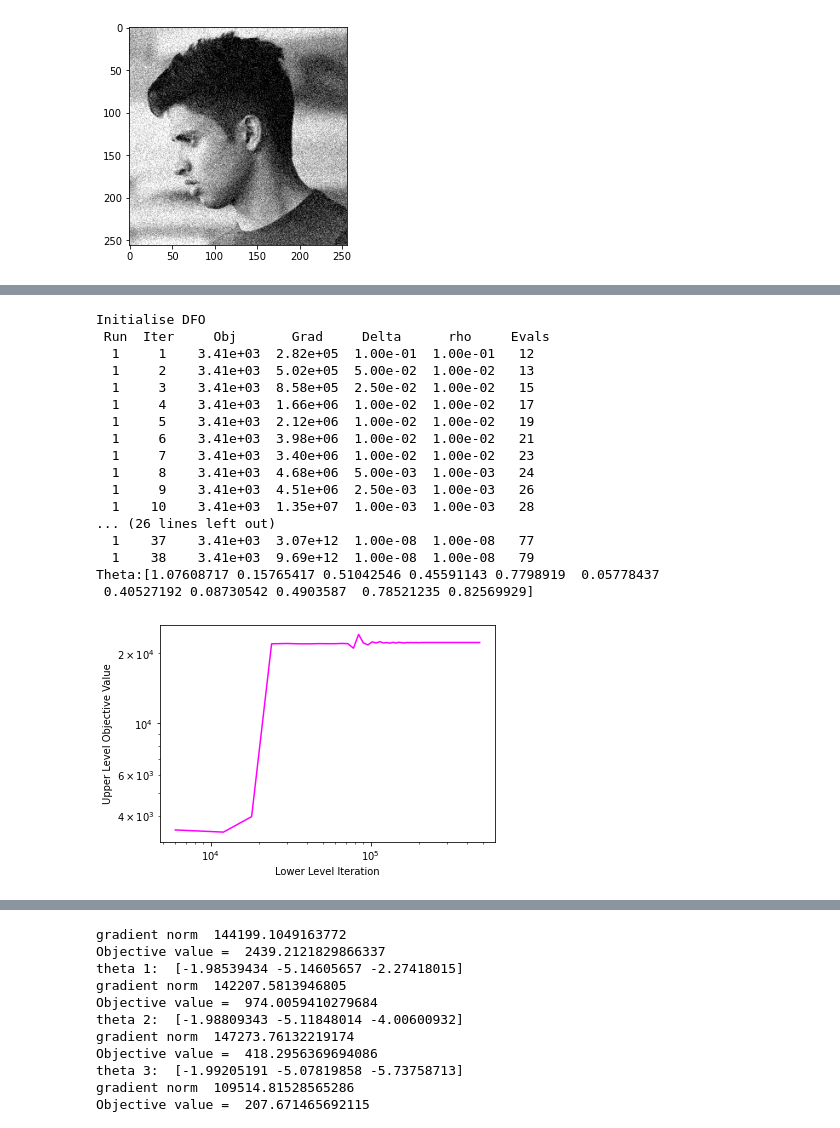
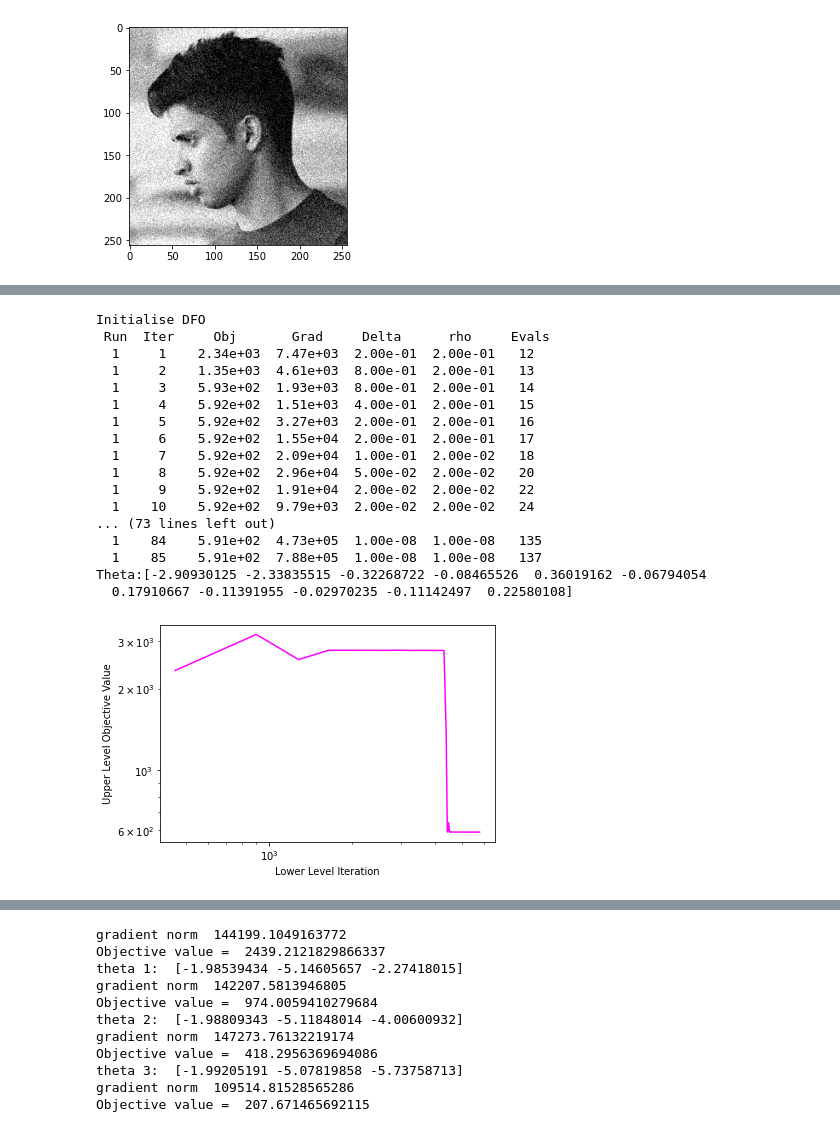
Before and after one commit to MohammadSadeghSalehi/Bilevel, a Jupyter notebook: Codes/Bilevel.ipynb, the cells around one changed output, grey strips where cells are left out. Cells and saved outputs as stored; diff of their text form; code cells hidden in the pictures.

```diff
--- a/Codes/Bilevel.ipynb
+++ b/Codes/Bilevel.ipynb
@@ -1159,6 +1480,7 @@ g  85.82425733538034  g_old  86.09954470643797
 #Convolutioal filters
 #Denoising
 #Dynamic Accuracy DFO-FISTA
+# Gradient calculated manually
 from functools import partial
 from optparse import Option
 from re import U
@@ -1170,7 +1492,7 @@ import matplotlib.pyplot as plt
 from scipy import ndimage
 
 class DFO_FISTA_Conv:
-    def __init__(self, A, b, y, x0, theta, max_iter=2000, tol=1e-1):
+    def __init__(self, A, b, y, x0, theta, max_iter=2000, tol=1e-8):
         # A is the forward operator
         #b is the ground truth
         # y is the noisy image
@@ -1200,7 +1522,7 @@ class DFO_FISTA_Conv:
         x = self.x0[i,:]
         t = 0
         if 10*self.uppersolver.delta**2 == 0:
-            self.tol = 1e-1
+            self.tol = 1e-8
         else:
             self.tol = 10*self.uppersolver.delta**2
         for k in range(self.max_iter):
@@ -1238,14 +1560,13 @@ class DFO_FISTA_Conv:
     def convolution(self,x,c):
         return ndimage.convolve(x, c, mode='reflect', cval=0.0)
     def phi(self, x, theta, i):
-        phi = 0.5*np.linalg.norm(x.flatten()-self.y[:,:,i].flatten())**2 +np.exp(theta[0])
-        * (np.sum(np.sqrt(np.abs(self.convolution(x,np.reshape(theta[2:],(self.s,self.s))).flatten())**2+ theta[1]**2)))
+        phi = 0.5*np.linalg.norm(x.flatten()-self.y[:,:,i].flatten())**2 +np.exp(theta[0]) * (np.sum(np.sqrt(np.abs(self.convolution(x,np.reshape(theta[2:],(self.s,self.s))).flatten())**2+ theta[1]**2)))
         return phi
     def gradPhi(self, x, theta,i):
         x = np.reshape(x,self.matsize)
         cx = self.convolution(x,np.reshape(theta[2:],(self.s,self.s)))
         phidot = cx/((np.sqrt(np.abs(cx)**2+ theta[1]**2)))
-        cTcx = self.convolution(phidot,np.reshape(theta[2:],(self.s,self.s)).T).flatten()
+        cTcx = self.convolution(phidot.T,np.reshape(theta[2:],(self.s,self.s))).flatten()
         gradPhi = np.squeeze(np.asarray(x.flatten() - np.squeeze(np.asarray(self.y[:,:,i].flatten())) + np.exp(theta[0]) *cTcx))
         return gradPhi.flatten()
 
@@ -1266,48 +1587,50 @@ class DFO_FISTA_Conv:
 
 path = '/Users/sadegh/Downloads/Humans/256*256'
 
 #np.random.seed(0)
 
 data = np.load(path+ '/' +'Data.npz')
 b = data['X']
 b = b/255
-b = b[:,:,0:3]
+b = b[:,:,0:10]
 #x0 = np.random.rand(np.shape(b)[0],np.shape(b)[1])
 
 A = np.eye(b.shape[1])
 NoisyData = np.load(path+ '/' +'DataNoisy2.npz')
 y = NoisyData['y']
 y = y/255
 x0 = y[:,:,1]
-y = y[:,:,0:3]
+y = y[:,:,0:10]
 theta = np.array(np.random.rand(11))
+theta[0] = -2
+theta[1] = -2
 Bilevel = DFO_FISTA_Conv(A, b, y, x0, theta)
 result = Bilevel.DFO()
 thetaOptimal = result.x
 print("Theta:" +str(thetaOptimal))
 
 plt.plot(Bilevel.lowerIter,Bilevel.upperVal,color='magenta')
 plt.xlabel('Lower Level Iteration')
 plt.ylabel('Upper Level Objective Value')
 plt.xscale('log')
 plt.yscale('log')
 #[-2.62850676 -5.68326658 -4.82007257]
 # %% [output]
 Initialise DFO
  Run  Iter     Obj       Grad     Delta      rho     Evals
-  1     1    3.41e+03  2.82e+05  1.00e-01  1.00e-01   12
-  1     2    3.41e+03  5.02e+05  5.00e-02  1.00e-02   13
-  1     3    3.41e+03  8.58e+05  2.50e-02  1.00e-02   15
-  1     4    3.41e+03  1.66e+06  1.00e-02  1.00e-02   17
-  1     5    3.41e+03  2.12e+06  1.00e-02  1.00e-02   19
-  1     6    3.41e+03  3.98e+06  1.00e-02  1.00e-02   21
-  1     7    3.41e+03  3.40e+06  1.00e-02  1.00e-02   23
-  1     8    3.41e+03  4.68e+06  5.00e-03  1.00e-03   24
-  1     9    3.41e+03  4.51e+06  2.50e-03  1.00e-03   26
-  1    10    3.41e+03  1.35e+07  1.00e-03  1.00e-03   28
-... (26 lines left out)
-  1    37    3.41e+03  3.07e+12  1.00e-08  1.00e-08   77
-  1    38    3.41e+03  9.69e+12  1.00e-08  1.00e-08   79
-Theta:[1.07608717 0.15765417 0.51042546 0.45591143 0.7798919  0.05778437
- 0.40527192 0.08730542 0.4903587  0.78521235 0.82569929]
+  1     1    2.34e+03  7.47e+03  2.00e-01  2.00e-01   12
+  1     2    1.35e+03  4.61e+03  8.00e-01  2.00e-01   13
+  1     3    5.93e+02  1.93e+03  8.00e-01  2.00e-01   14
+  1     4    5.92e+02  1.51e+03  4.00e-01  2.00e-01   15
+  1     5    5.92e+02  3.27e+03  2.00e-01  2.00e-01   16
+  1     6    5.92e+02  1.55e+04  2.00e-01  2.00e-01   17
+  1     7    5.92e+02  2.09e+04  1.00e-01  2.00e-02   18
+  1     8    5.92e+02  2.96e+04  5.00e-02  2.00e-02   20
+  1     9    5.92e+02  1.91e+04  2.00e-02  2.00e-02   22
+  1    10    5.92e+02  9.79e+03  2.00e-02  2.00e-02   24
+... (73 lines left out)
+  1    84    5.91e+02  4.73e+05  1.00e-08  1.00e-08   135
+  1    85    5.91e+02  7.88e+05  1.00e-08  1.00e-08   137
+Theta:[-2.90930125 -2.33835515 -0.32268722 -0.08465526  0.36019162 -0.06794054
+  0.17910667 -0.11391955 -0.02970235 -0.11142497  0.22580108]
-[figure, old version]
+[figure, new version]
```
Also changed, not shown: parts of 14 cells of this notebook.
